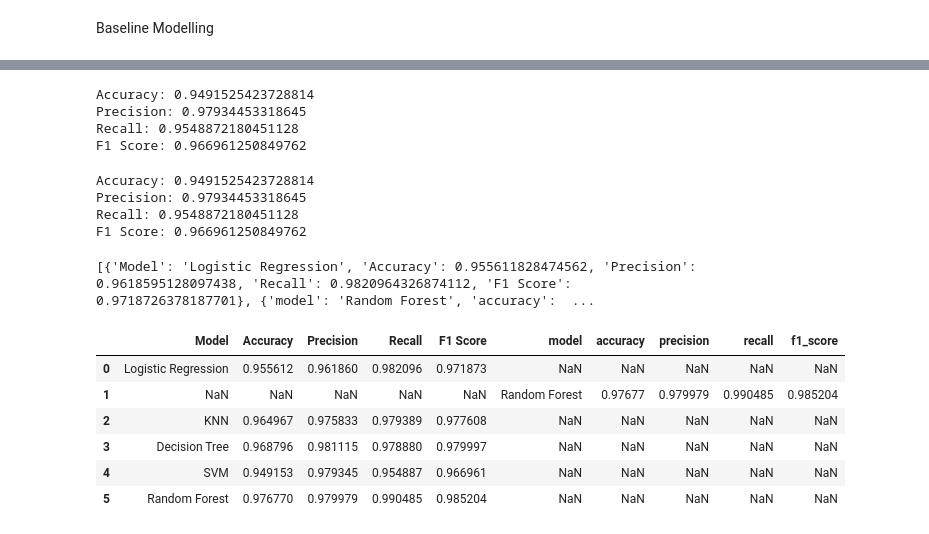
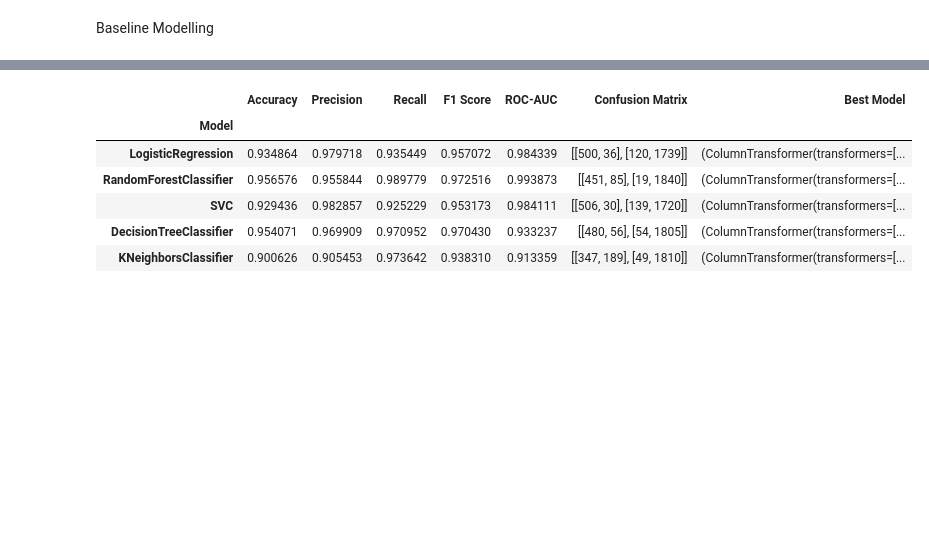
Before and after one commit to mimibhatt/Capstone_Project, a Jupyter notebook: loan_analysis.ipynb, the cells around one changed output, grey strips where cells are left out. Cells and saved outputs as stored; diff of their text form; code cells hidden in the pictures; blank space fills up the shorter version.

```diff
--- a/loan_analysis.ipynb
+++ b/loan_analysis.ipynb
@@ -876,8 +744,0 @@ F1 Score: 0.9776077476658017
-# %%
-tree = DecisionTreeClassifier()
-accuracy, precision, recall, f1 = evaluate_model(tree, X_train, X_test, y_train, y_test)
-results.append({'Model': 'Decision Tree', 'Accuracy': accuracy, 'Precision': precision, 'Recall': recall, 'F1 Score': f1})
-print(f'Accuracy: {accuracy}')
-print(f'Precision: {precision}')
-print(f'Recall: {recall}')
-print(f'F1 Score: {f1}')
@@ -889,35 +744,0 @@ F1 Score: 0.979996511799509
-# %%
-# Support Vector Machine (SVM)
-# Randomly select 10% of the data
-from sklearn.svm import SVC
-data_sampled = full_features.sample(frac=0.10, random_state=42)  # frac=0.10 means 10%
-X_sampled = data_sampled.drop(columns='target')
-y_sampled = data_sampled['target']
-X_train_sampled, X_test_sampled, y_train_sampled, y_test_sampled = train_test_split(X_sampled, y_sampled, test_size=0.2, random_state=42)
-
-svm = SVC(kernel='linear', class_weight='balanced')
-accuracy, precision, recall, f1 = evaluate_model(svm, X_train_sampled, X_test_sampled, y_train_sampled, y_test_sampled)
-results.append({'Model': 'SVM', 'Accuracy': accuracy, 'Precision': precision, 'Recall': recall, 'F1 Score': f1})
-print(f'Accuracy: {accuracy}')
-print(f'Precision: {precision}')
-print(f'Recall: {recall}')
-print(f'F1 Score: {f1}')
-# %% [output]
-Accuracy: 0.9491525423728814
-Precision: 0.97934453318645
-Recall: 0.9548872180451128
-F1 Score: 0.966961250849762
-# %%
-print(f'Accuracy: {accuracy}')
-print(f'Precision: {precision}')
-print(f'Recall: {recall}')
-print(f'F1 Score: {f1}')
-# %% [output]
-Accuracy: 0.9491525423728814
-Precision: 0.97934453318645
-Recall: 0.9548872180451128
-F1 Score: 0.966961250849762
-# %%
-print(results)
-# %% [output]
-[{'Model': 'Logistic Regression', 'Accuracy': 0.955611828474562, 'Precision': 0.9618595128097438, 'Recall': 0.9820964326874112, 'F1 Score': 0.9718726378187701}, {'model': 'Random Forest', 'accuracy':  ...
@@ -924,12 +787,29 @@ print(results)
+# %%
+baseline_metrics = []
+models =[log_reg, rf, svm, dt, knn]
+model_names = ['LogisticRegression', 'RandomForestClassifier', 'SVC', 'DecisionTreeClassifier', 'KNeighborsClassifier']
+for model, model_name  in zip(models, model_names):
+  accuracy, precision, recall, f1, roc_auc, conf_matrix, best_model = evaluate_model(model, X_train, X_test, y_train, y_test)
+  baseline_metrics.append(
+    {'Model': model_name,
+      'Accuracy': accuracy,
+      'Precision': precision,
+      'Recall': recall,
+      'F1 Score': f1,
+      'ROC-AUC': roc_auc,
+      'Confusion Matrix': conf_matrix,
+      'Best Model': best_model
+      }
+    )
 # %%
-results_df = pd.DataFrame(results)
-results_df = results_df.drop_duplicates()
+results_df = pd.DataFrame(baseline_metrics)
+results_df.set_index('Model', inplace=True)
 results_df
 # %% [output]
-|  | Model | Accuracy | Precision | Recall | F1 Score | model | accuracy | precision | recall | f1_score |
-| 0 | Logistic Regression | 0.955612 | 0.961860 | 0.982096 | 0.971873 | NaN | NaN | NaN | NaN | NaN |
-| 1 | NaN | NaN | NaN | NaN | NaN | Random Forest | 0.97677 | 0.979979 | 0.990485 | 0.985204 |
-| 2 | KNN | 0.964967 | 0.975833 | 0.979389 | 0.977608 | NaN | NaN | NaN | NaN | NaN |
-| 3 | Decision Tree | 0.968796 | 0.981115 | 0.978880 | 0.979997 | NaN | NaN | NaN | NaN | NaN |
-| 4 | SVM | 0.949153 | 0.979345 | 0.954887 | 0.966961 | NaN | NaN | NaN | NaN | NaN |
-| 5 | Random Forest | 0.976770 | 0.979979 | 0.990485 | 0.985204 | NaN | NaN | NaN | NaN | NaN |
+|  | Accuracy | Precision | Recall | F1 Score | ROC-AUC | Confusion Matrix | Best Model |
+| Model |  |  |  |  |  |  |  |
+| LogisticRegression | 0.934864 | 0.979718 | 0.935449 | 0.957072 | 0.984339 | [[500, 36], [120, 1739]] | (ColumnTransformer(transformers=[... |
+| RandomForestClassifier | 0.956576 | 0.955844 | 0.989779 | 0.972516 | 0.993873 | [[451, 85], [19, 1840]] | (ColumnTransformer(transformers=[... |
+| SVC | 0.929436 | 0.982857 | 0.925229 | 0.953173 | 0.984111 | [[506, 30], [139, 1720]] | (ColumnTransformer(transformers=[... |
+| DecisionTreeClassifier | 0.954071 | 0.969909 | 0.970952 | 0.970430 | 0.933237 | [[480, 56], [54, 1805]] | (ColumnTransformer(transformers=[... |
+| KNeighborsClassifier | 0.900626 | 0.905453 | 0.973642 | 0.938310 | 0.913359 | [[347, 189], [49, 1810]] | (ColumnTransformer(transformers=[... |
```
Also changed, not shown: parts of 93 cells of this notebook.
